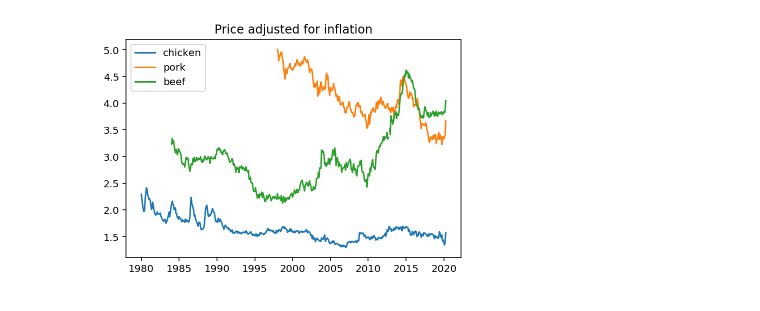
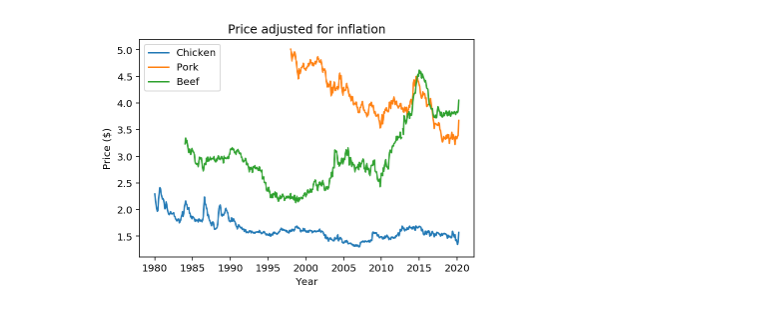
Before and after one commit to ayoskovich/chickens_trust, a Jupyter notebook: price_check.ipynb, the cells around one changed output. Drawn from its saved outputs; the diff is of its cells as text; code cells hidden in the pictures.

```diff
--- a/price_check.ipynb
+++ b/price_check.ipynb
@@ -25,34 +24,36 @@ from datetime import date
 %run ./helpers.ipynb
 
 cpi = pd.read_csv('data/CPIAUCSL.csv')
 
 # Get most recent cpi
 MOST_RECENT = cpi.loc[cpi['DATE'] == cpi['DATE'].max(), 'CPIAUCSL'].values[0]
 
 df = (
     beef()
     .pipe(pd.merge, chicken(), how='outer')
     .pipe(pd.merge, pork(), how='outer')
     .pipe(pd.merge, cpi, how='outer', on='DATE')
     .rename(columns={'APU0000703112':'beef',
                      'APU0000706111':'chicken',
                      'APU0000FD3101':'pork',
                      'CPIAUCSL':'cpi',
                      'DATE':'date'})
 )
 
 df['date'] = pd.to_datetime(df['date'])
 df['beef'] = pd.to_numeric(df['beef'],errors='coerce')
 df.sort_values(by=['date'], inplace=True)
 
 df['new_pork'] = apply_adjust(df, 'pork', MOST_RECENT)
 df['new_chicken'] = apply_adjust(df, 'chicken', MOST_RECENT)
 df['new_beef'] = apply_adjust(df, 'beef', MOST_RECENT)
 
-plt.plot(df['date'], df['new_chicken'], label='chicken');
-plt.plot(df['date'], df['new_pork'], label='pork');
-plt.plot(df['date'], df['new_beef'], label='beef')
+plt.plot(df['date'], df['new_chicken'], label='Chicken');
+plt.plot(df['date'], df['new_pork'], label='Pork');
+plt.plot(df['date'], df['new_beef'], label='Beef')
 plt.legend(loc="upper left");
+plt.xlabel("Year");
+plt.ylabel("Price ($)")
 plt.title("Price adjusted for inflation");
 # %% [output]
-[figure, old version]
+[figure, new version]
```
Also changed, not shown: parts of 3 cells of this notebook, 3 other files.
